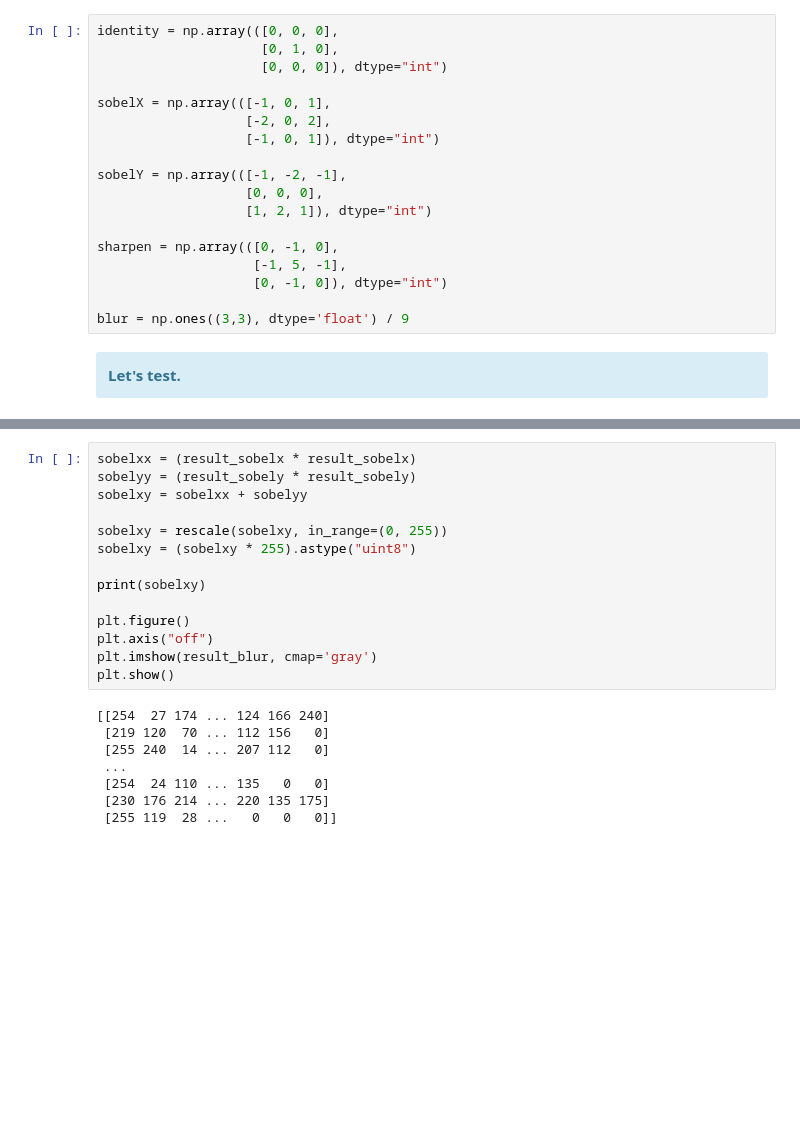
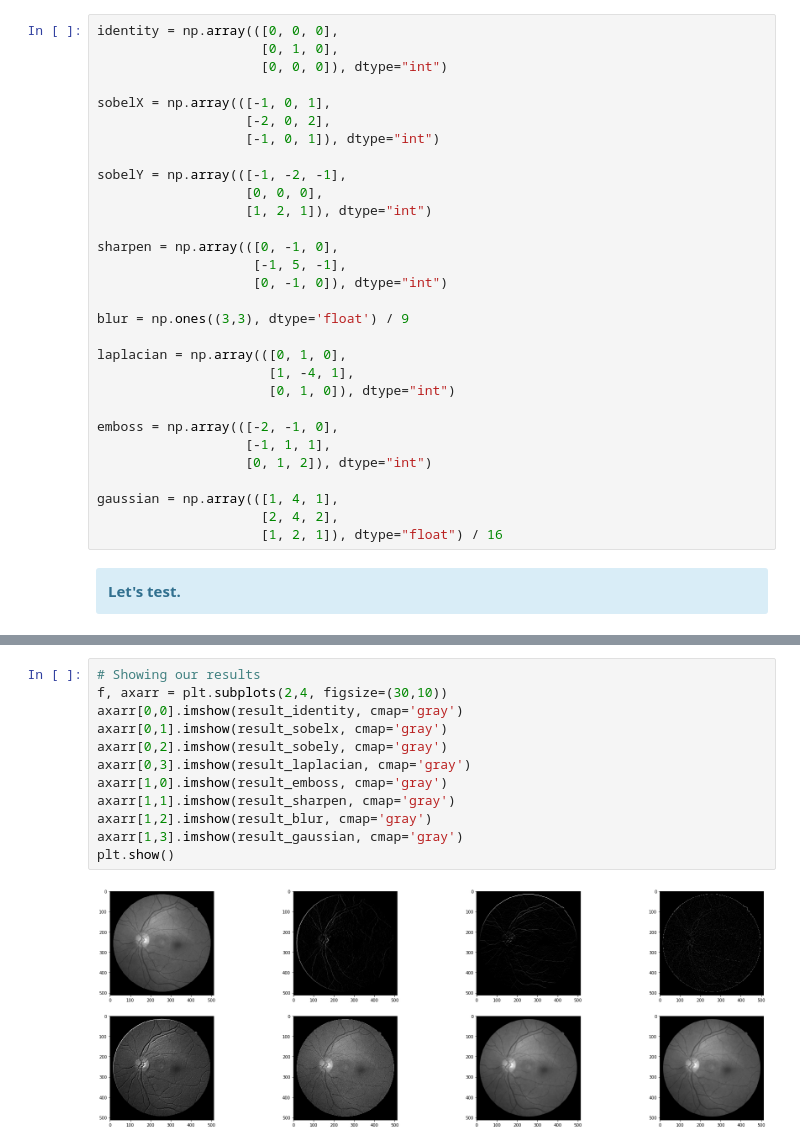
Before and after one commit to cs-ufrn/minicourse-opencv, a Jupyter notebook: OpenCV - Convolutions.ipynb, the cells around one changed output, grey strips where cells are left out. Drawn from its saved outputs; the diff is of its cells as text; blank space fills up the shorter version.

```diff
--- a/OpenCV - Convolutions.ipynb
+++ b/OpenCV - Convolutions.ipynb
@@ -198,6 +245,18 @@ sharpen = np.array(([0, -1, 0],
                     [0, -1, 0]), dtype="int")
 
 blur = np.ones((3,3), dtype='float') / 9
+
+laplacian = np.array(([0, 1, 0],
+                      [1, -4, 1],
+                      [0, 1, 0]), dtype="int")
+
+emboss = np.array(([-2, -1, 0],
+                   [-1, 1, 1],
+                   [0, 1, 2]), dtype="int")
+
+gaussian = np.array(([1, 4, 1],
+                     [2, 4, 2],
+                     [1, 2, 1]), dtype="float") / 16
 # %% [markdown]
 <div class="alert alert-info">
 <b>Let's test.</b>
@@ -260,22 +336,14 @@ plt.show()
-# %%
-sobelxx = (result_sobelx * result_sobelx)
-sobelyy = (result_sobely * result_sobely)
-sobelxy = sobelxx + sobelyy
-
-sobelxy = rescale(sobelxy, in_range=(0, 255))
-sobelxy = (sobelxy * 255).astype("uint8")
-
-print(sobelxy)
-
-plt.figure()
-plt.axis("off")
-plt.imshow(result_blur, cmap='gray')
-plt.show()
-# %% [output]
-[[254  27 174 ... 124 166 240]
- [219 120  70 ... 112 156   0]
- [255 240  14 ... 207 112   0]
- ...
- [254  24 110 ... 135   0   0]
- [230 176 214 ... 220 135 175]
- [255 119  28 ...   0   0   0]]
+# %%
+# Showing our results
+f, axarr = plt.subplots(2,4, figsize=(30,10))
+axarr[0,0].imshow(result_identity, cmap='gray')
+axarr[0,1].imshow(result_sobelx, cmap='gray')
+axarr[0,2].imshow(result_sobely, cmap='gray')
+axarr[0,3].imshow(result_laplacian, cmap='gray')
+axarr[1,0].imshow(result_emboss, cmap='gray')
+axarr[1,1].imshow(result_sharpen, cmap='gray')
+axarr[1,2].imshow(result_blur, cmap='gray')
+axarr[1,3].imshow(result_gaussian, cmap='gray')
+plt.show()
+# %% [output]
+[figure, added]
```
Also changed, not shown: parts of 10 cells of this notebook, 5 other files.
